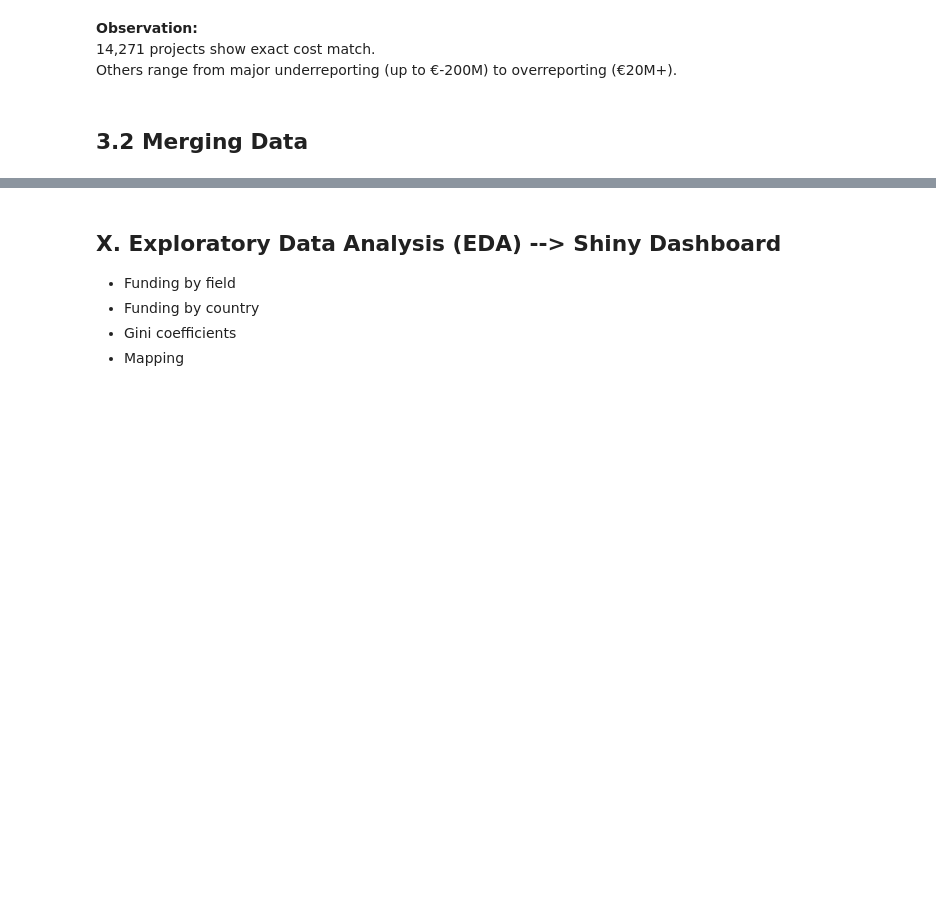
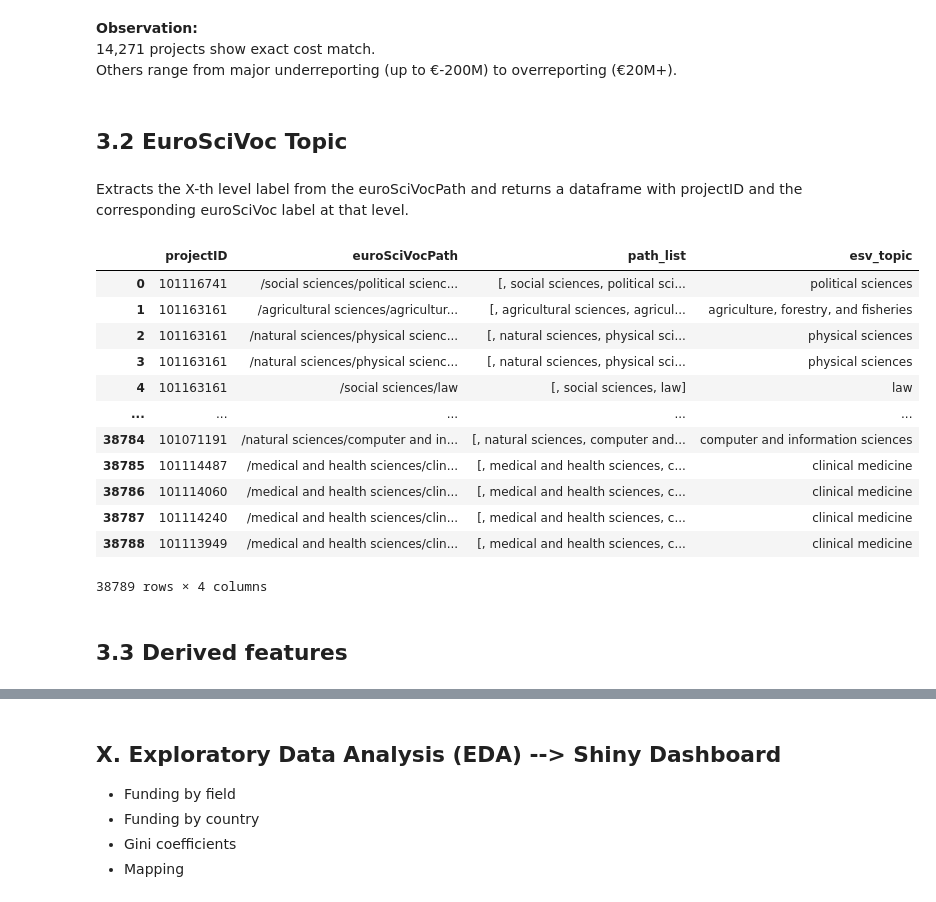
Before and after one commit to EliasIblisdir/MDA_project, a Jupyter notebook: Horizon.ipynb, the cells around one changed output, grey strips where cells are left out. Cells and saved outputs as stored; diff of their text form; code cells hidden in the pictures; blank space fills up the shorter version.

Commit message:
Topic

```diff
--- a/Horizon.ipynb
+++ b/Horizon.ipynb
@@ -362,0 +399,3 @@ reports
+# %%
+euroscivoc_features = ['projectID', 'euroSciVocPath']
+euroscivoc = euroscivoc.loc[:, euroscivoc_features]
@@ -534,5 +605,33 @@ set_ticklabels() should only be used with a fixed number of ticks, i.e. after se
 **Observation:**
 14,271 projects show exact cost match.
 Others range from major underreporting (up to €-200M) to overreporting (€20M+).
+# %% [markdown]
+## 3.2 EuroSciVoc Topic
+# %% [markdown]
+Extracts the X-th level label from the euroSciVocPath and returns a dataframe with projectID and the corresponding euroSciVoc label at that level.
+# %%
+level = 3
+# %%
+# Split the path into a list of URIs
+euroscivoc["path_list"] = euroscivoc["euroSciVocPath"].str.split("/")
+
+# Extract X-th element from path
+euroscivoc["esv_topic"] = euroscivoc["path_list"].apply(lambda path: path[level - 1] if len(path) >= level else path[level-2])
+# %%
+euroscivoc
+# %% [output]
+|  | projectID | euroSciVocPath | path_list | esv_topic |
+| 0 | 101116741 | /social sciences/political scienc... | [, social sciences, political sci... | political sciences |
+| 1 | 101163161 | /agricultural sciences/agricultur... | [, agricultural sciences, agricul... | agriculture, forestry, and fisheries |
+| 2 | 101163161 | /natural sciences/physical scienc... | [, natural sciences, physical sci... | physical sciences |
+| 3 | 101163161 | /natural sciences/physical scienc... | [, natural sciences, physical sci... | physical sciences |
+| 4 | 101163161 | /social sciences/law | [, social sciences, law] | law |
+| ... | ... | ... | ... | ... |
+| 38784 | 101071191 | /natural sciences/computer and in... | [, natural sciences, computer and... | computer and information sciences |
+| 38785 | 101114487 | /medical and health sciences/clin... | [, medical and health sciences, c... | clinical medicine |
+| 38786 | 101114060 | /medical and health sciences/clin... | [, medical and health sciences, c... | clinical medicine |
+| 38787 | 101114240 | /medical and health sciences/clin... | [, medical and health sciences, c... | clinical medicine |
+| 38788 | 101113949 | /medical and health sciences/clin... | [, medical and health sciences, c... | clinical medicine |
+38789 rows × 4 columns
 # %% [markdown]
-## 3.2 Merging Data
+## 3.3 Derived features
```
Also changed, not shown: parts of 34 cells of this notebook, 1 other file.
